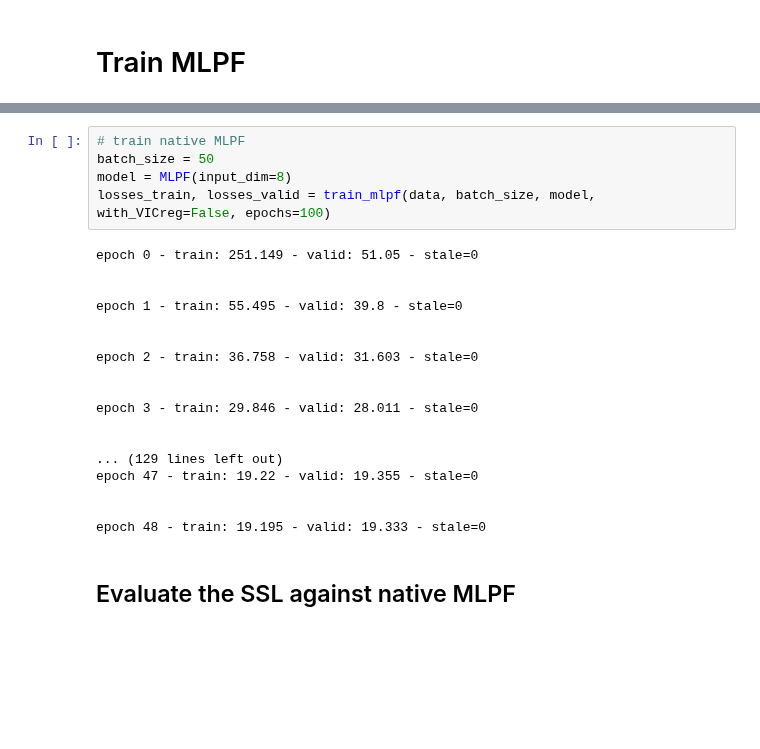
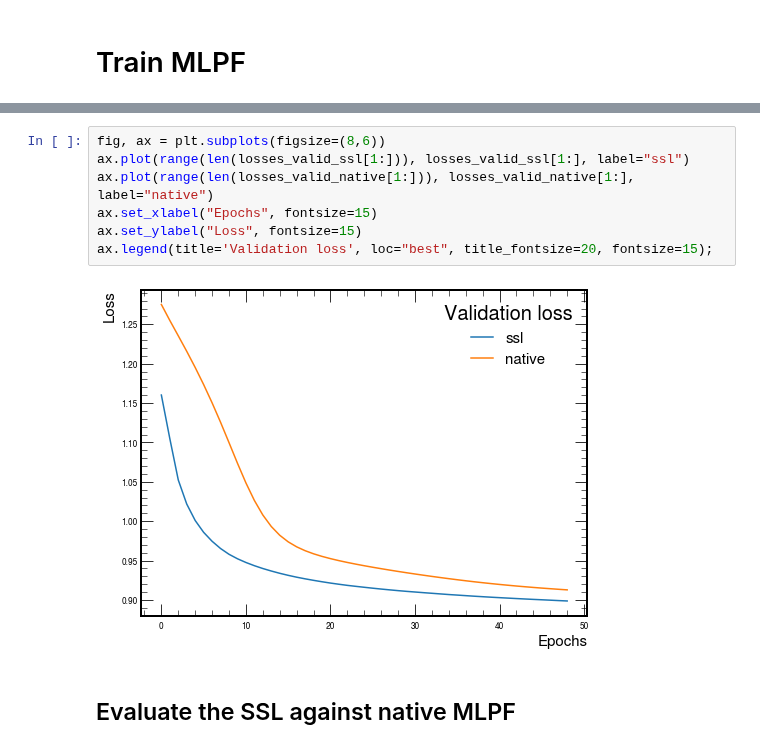
Before and after one commit to farakiko/particleflow, a Jupyter notebook: notebooks/ssl-VICreg.ipynb, the cells around one changed output, grey strips where cells are left out. Cells and saved outputs as stored; diff of their text form; blank space fills up the shorter version.

```diff
--- a/notebooks/ssl-VICreg.ipynb
+++ b/notebooks/ssl-VICreg.ipynb
@@ -579,26 +649,12 @@ epoch 29 - train: 20.561 - valid: 20.612 - stale=0
-# %%
-# train native MLPF
-batch_size = 50
-model = MLPF(input_dim=8)
-losses_train, losses_valid = train_mlpf(data, batch_size, model, with_VICreg=False, epochs=100)
-# %% [output]
-epoch 0 - train: 251.149 - valid: 51.05 - stale=0
-
-
-epoch 1 - train: 55.495 - valid: 39.8 - stale=0
-
-
-epoch 2 - train: 36.758 - valid: 31.603 - stale=0
-
-
-epoch 3 - train: 29.846 - valid: 28.011 - stale=0
-
-
-... (129 lines left out)
-epoch 47 - train: 19.22 - valid: 19.355 - stale=0
-
-
-epoch 48 - train: 19.195 - valid: 19.333 - stale=0
+# %%
+fig, ax = plt.subplots(figsize=(8,6))
+ax.plot(range(len(losses_valid_ssl[1:])), losses_valid_ssl[1:], label="ssl")
+ax.plot(range(len(losses_valid_native[1:])), losses_valid_native[1:], label="native")
+ax.set_xlabel("Epochs", fontsize=15)
+ax.set_ylabel("Loss", fontsize=15)
+ax.legend(title='Validation loss', loc="best", title_fontsize=20, fontsize=15);
+# %% [output]
+[figure, added]
 # %% [markdown]
 ## Evaluate the SSL against native MLPF
 # %%
```
Also changed, not shown: parts of 25 cells of this notebook.
